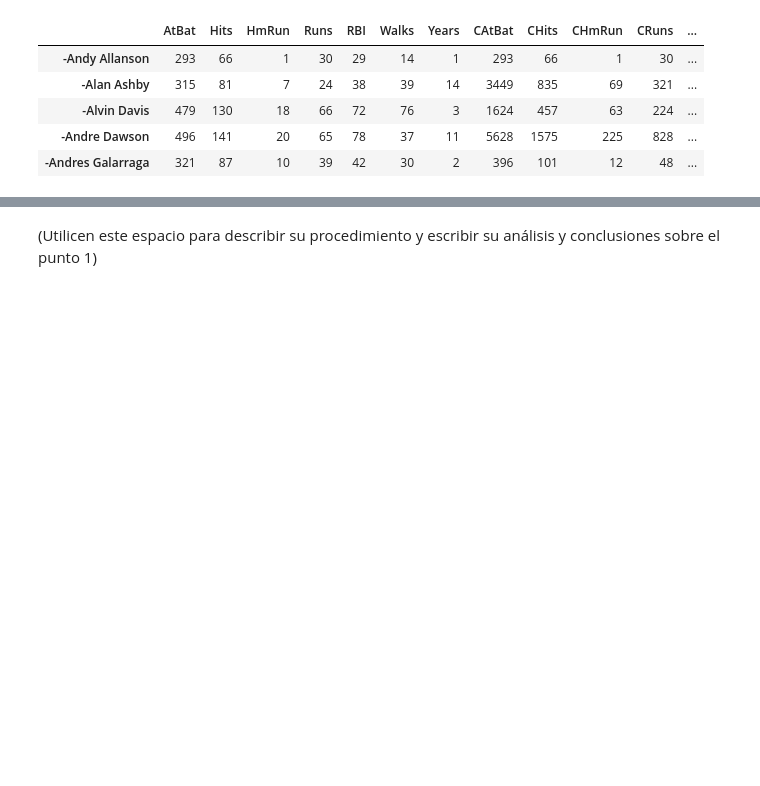
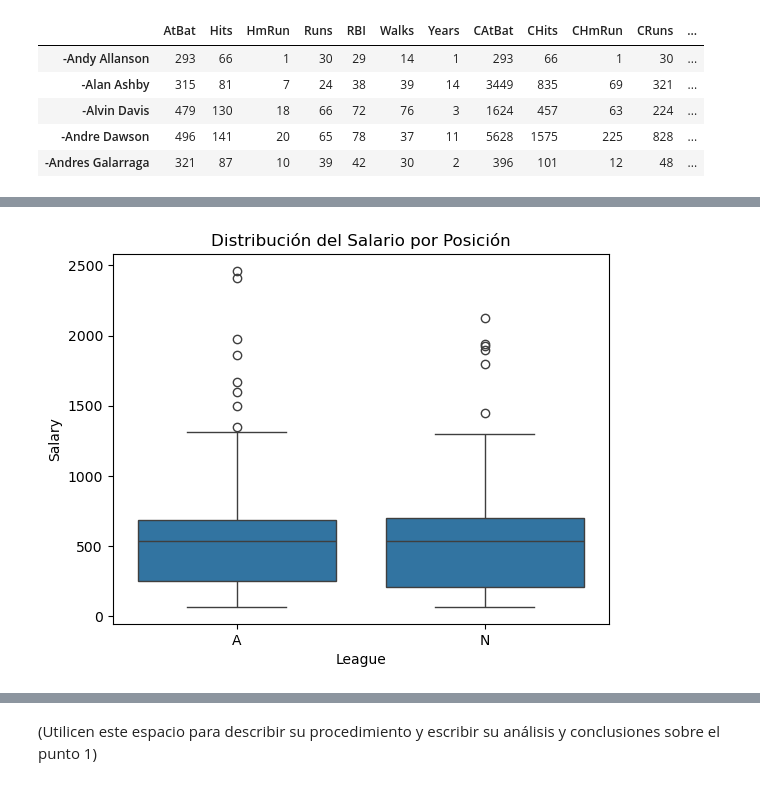
Before and after one commit to carrasquintero/Entrega_ETL, a Jupyter notebook: Caso modelos lineales para regresión, muestreo y selección del mejor modelo.ipynb, the cells around one changed output, grey strips where cells are left out. Saved outputs shown, nothing was run; the diff lists cells and outputs as text; code cells hidden in the pictures; blank space fills up the shorter version.

```diff
--- a/Caso modelos lineales para regresión, muestreo y selección del mejor modelo.ipynb
+++ b/Caso modelos lineales para regresión, muestreo y selección del mejor modelo.ipynb
@@ -114,0 +139,6 @@ for col in x_Total.select_dtypes(include=['object']).columns:
+# %%
+sns.boxplot(x='League', y='Salary', data=hitters)
+plt.title('Distribución del Salario por Posición')
+plt.show()
+# %% [output]
+[figure, added]
```
Also changed, not shown: parts of 17 cells of this notebook.
